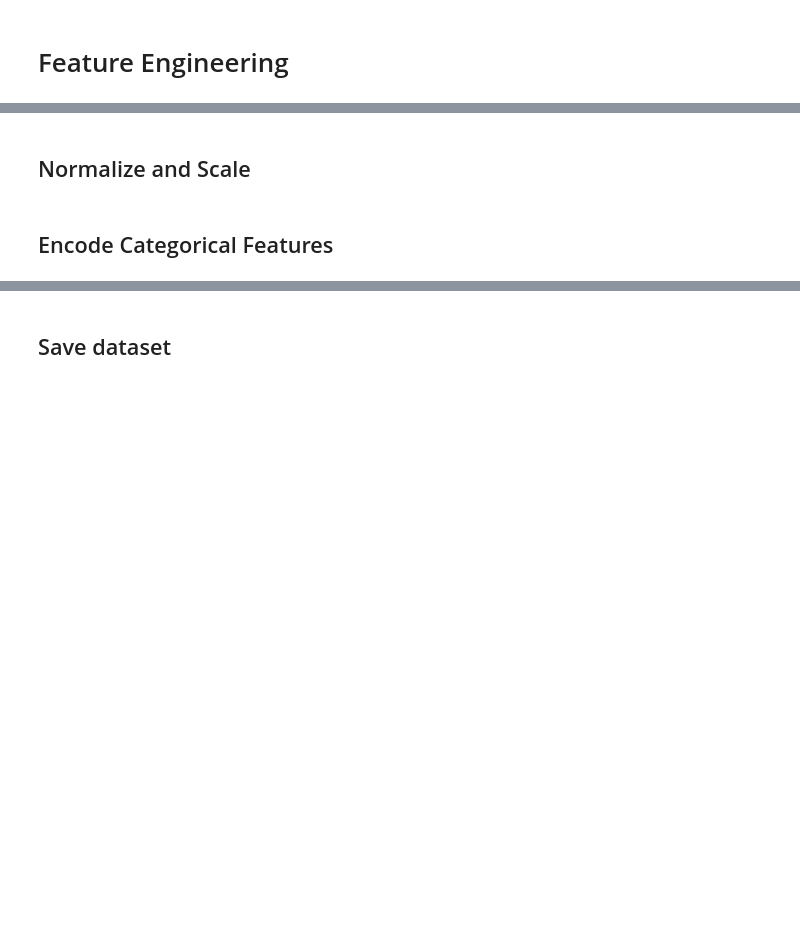
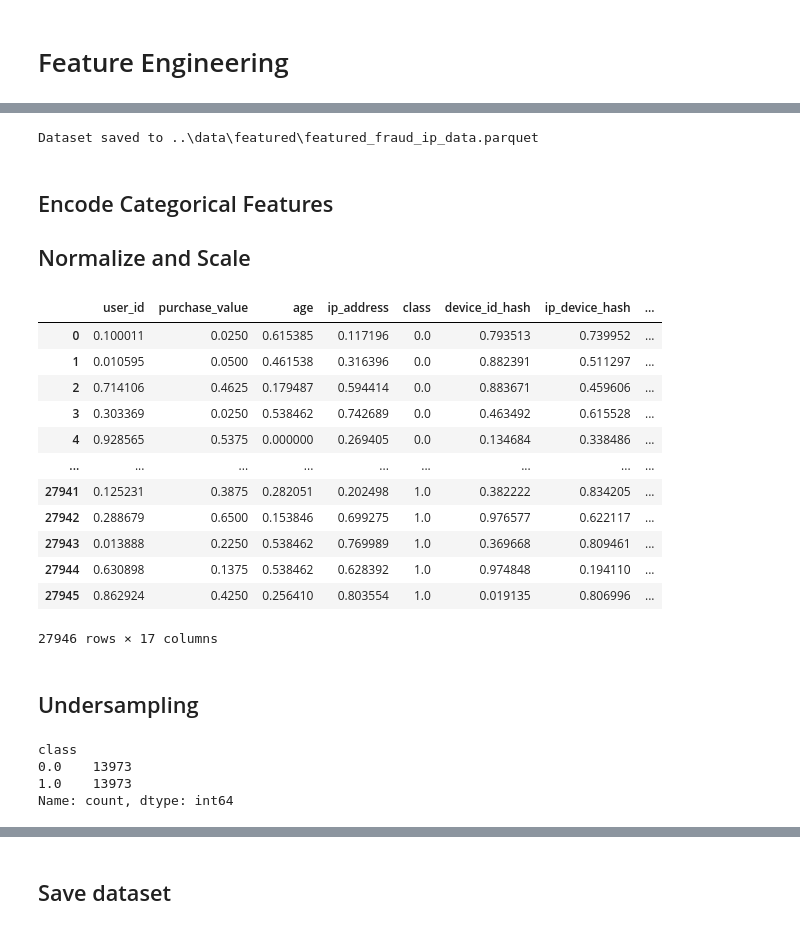
Before and after one commit to Daniel-Andarge/AiML-financial-fraud-detection-model, a Jupyter notebook: notebooks/feature_engineering.ipynb, the cells around one changed output, grey strips where cells are left out. Cells and saved outputs as stored; diff of their text form; code cells hidden in the pictures; blank space fills up the shorter version.

Commit message:
Add Undersampling

```diff
--- a/notebooks/feature_engineering.ipynb
+++ b/notebooks/feature_engineering.ipynb
@@ -8,9 +17,12 @@ from data_loader import *
 from feature_engineering import *
 # %%
 # path to the CSV file
-filename = 'processed_df.parquet'
+filename1 = 'fraud_ip_data.parquet'
+filename2 = 'credit_card_data.parquet'
 
-path = os.path.join('..', 'data/raw', filename)
+path1 = os.path.join('..', 'data/processed', filename1)
+path2 = os.path.join('..', 'data/processed', filename2)
 
 # Load dataset
-df = load_data(path)
+fraud_ip_data = load_data(path1)
+credit_card_data = load_data(path2)
@@ -20,7 +121,14 @@ processed_data.head()
+# %%
+# Define output folder and file name
+output_folder = os.path.join('..', 'data', 'featured')
+filename = 'featured_fraud_ip_data.parquet'
+
+output_path = save_data(df_processed, output_folder, filename)
+# %% [output]
+Dataset saved to ..\data\featured\featured_fraud_ip_data.parquet
 # %% [markdown]
+## Encode Categorical Features
 ## Normalize and Scale
 # %%
-processed_data = normalize_and_scale(processed_data)
-processed_data.head()
+feature_engineer = FeatureEngineering(fraud_ip_data)
+scaled_df= feature_engineer.preprocess()
-# %% [markdown]
-## Encode Categorical Features
@@ -29,0 +135,25 @@ processed_data.head()
+# %%
+scaled_df
+# %% [output]
+|  | user_id | purchase_value | age | ip_address | class | device_id_hash | ip_device_hash | ... |
+| 0 | 0.100011 | 0.0250 | 0.615385 | 0.117196 | 0.0 | 0.793513 | 0.739952 | ... |
+| 1 | 0.010595 | 0.0500 | 0.461538 | 0.316396 | 0.0 | 0.882391 | 0.511297 | ... |
+| 2 | 0.714106 | 0.4625 | 0.179487 | 0.594414 | 0.0 | 0.883671 | 0.459606 | ... |
+| 3 | 0.303369 | 0.0250 | 0.538462 | 0.742689 | 0.0 | 0.463492 | 0.615528 | ... |
+| 4 | 0.928565 | 0.5375 | 0.000000 | 0.269405 | 0.0 | 0.134684 | 0.338486 | ... |
+| ... | ... | ... | ... | ... | ... | ... | ... | ... |
+| 27941 | 0.125231 | 0.3875 | 0.282051 | 0.202498 | 1.0 | 0.382222 | 0.834205 | ... |
+| 27942 | 0.288679 | 0.6500 | 0.153846 | 0.699275 | 1.0 | 0.976577 | 0.622117 | ... |
+| 27943 | 0.013888 | 0.2250 | 0.538462 | 0.769989 | 1.0 | 0.369668 | 0.809461 | ... |
+| 27944 | 0.630898 | 0.1375 | 0.538462 | 0.628392 | 1.0 | 0.974848 | 0.194110 | ... |
+| 27945 | 0.862924 | 0.4250 | 0.256410 | 0.803554 | 1.0 | 0.019135 | 0.806996 | ... |
+27946 rows × 17 columns
+# %% [markdown]
+## Undersampling
+# %%
+scaled_df['class'].value_counts()
+# %% [output]
+class
+0.0    13973
+1.0    13973
+Name: count, dtype: int64
```
Also changed, not shown: parts of 15 cells of this notebook, 6 other files.
